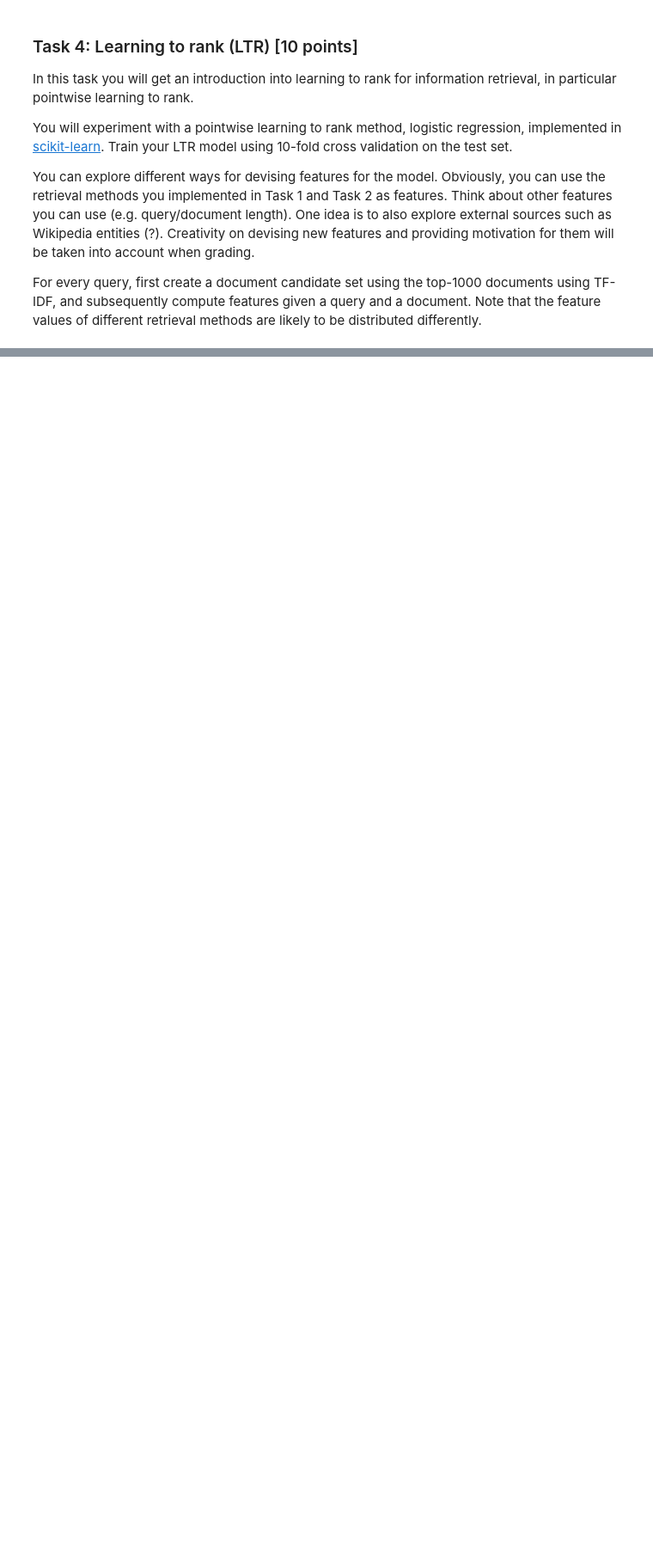
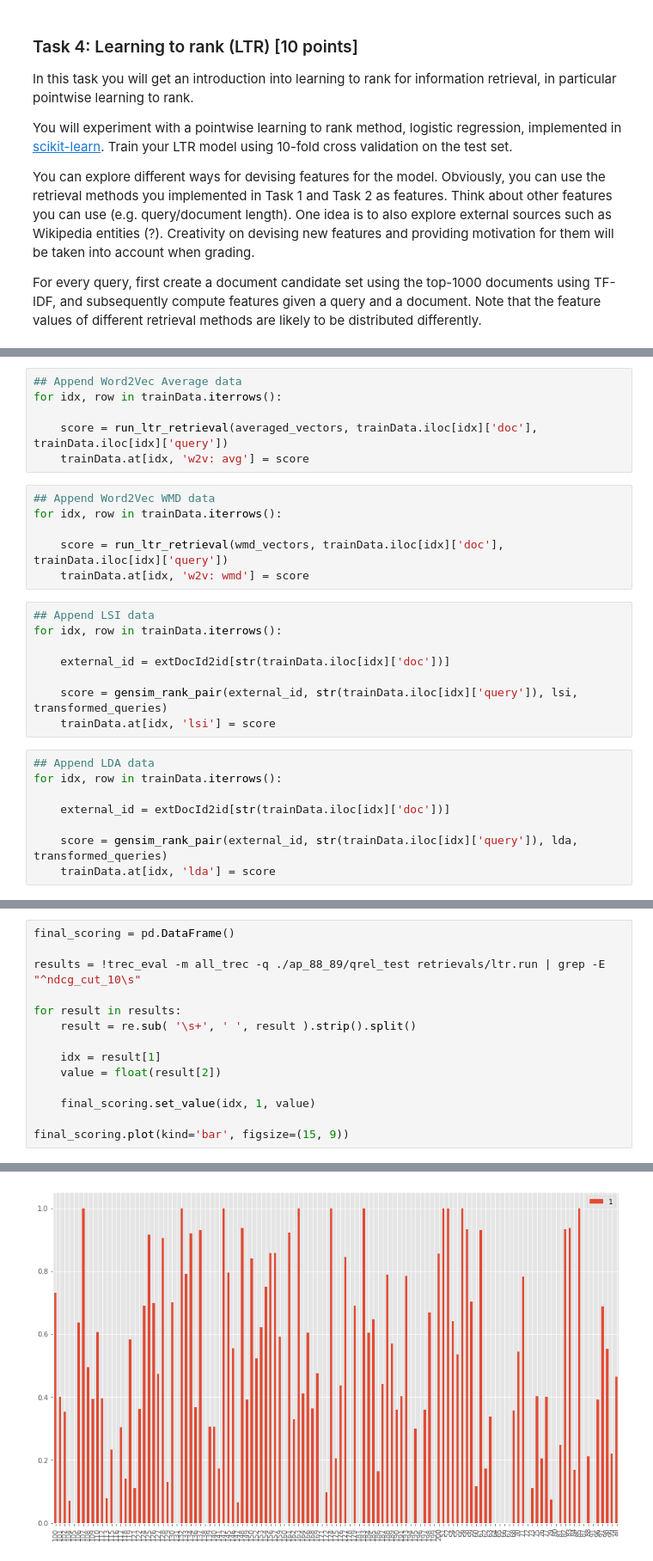
Before and after one commit to littlewine/search-struct-unstruct-data, a Jupyter notebook: assignment 1 clean.ipynb, the cells around one changed output, grey strips where cells are left out. Shown at 86% size. Cells and saved outputs as stored; diff of their text form; blank space fills up the shorter version.

```diff
--- a/assignment 1 clean.ipynb
+++ b/assignment 1 clean.ipynb
@@ -804,0 +1359,28 @@ For every query, first create a document candidate set using the top-1000 docume
+# %%
+## Append Word2Vec Average data
+for idx, row in trainData.iterrows():
+
+    score = run_ltr_retrieval(averaged_vectors, trainData.iloc[idx]['doc'], trainData.iloc[idx]['query'])
+    trainData.at[idx, 'w2v: avg'] = score
+# %%
+## Append Word2Vec WMD data
+for idx, row in trainData.iterrows():
+
+    score = run_ltr_retrieval(wmd_vectors, trainData.iloc[idx]['doc'], trainData.iloc[idx]['query'])
+    trainData.at[idx, 'w2v: wmd'] = score
+# %%
+## Append LSI data
+for idx, row in trainData.iterrows():
+
+    external_id = extDocId2id[str(trainData.iloc[idx]['doc'])]
+
+    score = gensim_rank_pair(external_id, str(trainData.iloc[idx]['query']), lsi, transformed_queries)
+    trainData.at[idx, 'lsi'] = score
+# %%
+## Append LDA data
+for idx, row in trainData.iterrows():
+
+    external_id = extDocId2id[str(trainData.iloc[idx]['doc'])]
+
+    score = gensim_rank_pair(external_id, str(trainData.iloc[idx]['query']), lda, transformed_queries)
+    trainData.at[idx, 'lda'] = score
@@ -804,0 +1588,15 @@ For every query, first create a document candidate set using the top-1000 docume
+# %%
+final_scoring = pd.DataFrame()
+
+results = !trec_eval -m all_trec -q ./ap_88_89/qrel_test retrievals/ltr.run | grep -E "^ndcg_cut_10\s"
+
+for result in results:
+    result = re.sub( '\s+', ' ', result ).strip().split()
+
+    idx = result[1]
+    value = float(result[2])
+
+    final_scoring.set_value(idx, 1, value)
+
+final_scoring.plot(kind='bar', figsize=(15, 9))
+# %% [output]
@@ -804,0 +1604 @@ For every query, first create a document candidate set using the top-1000 docume
+[figure, added]
```
Also changed, not shown: parts of 176 cells of this notebook.
